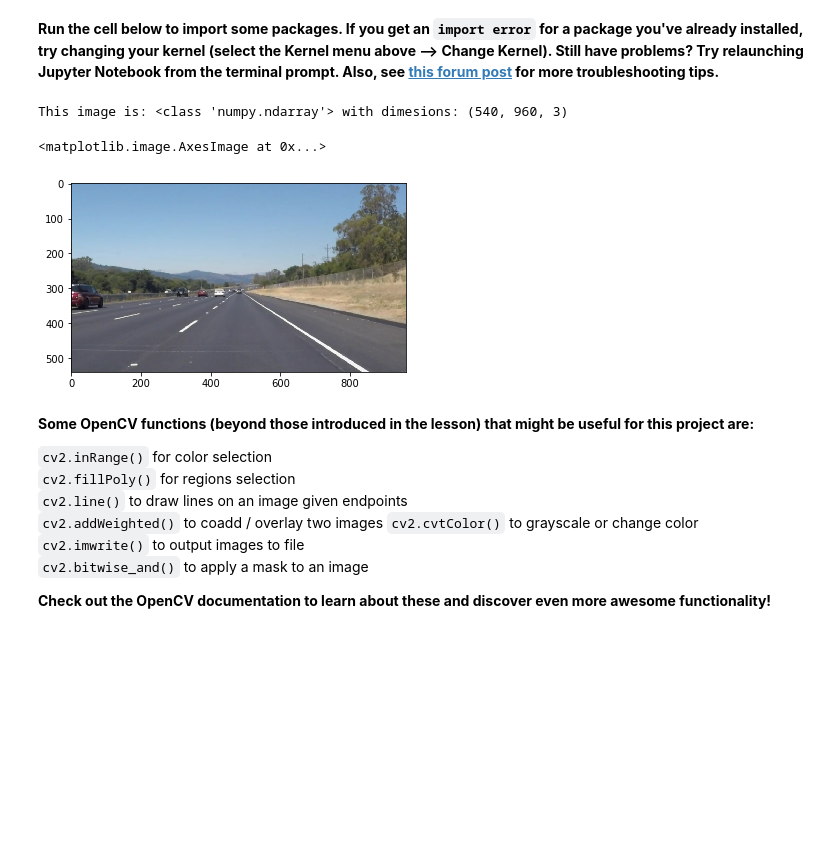
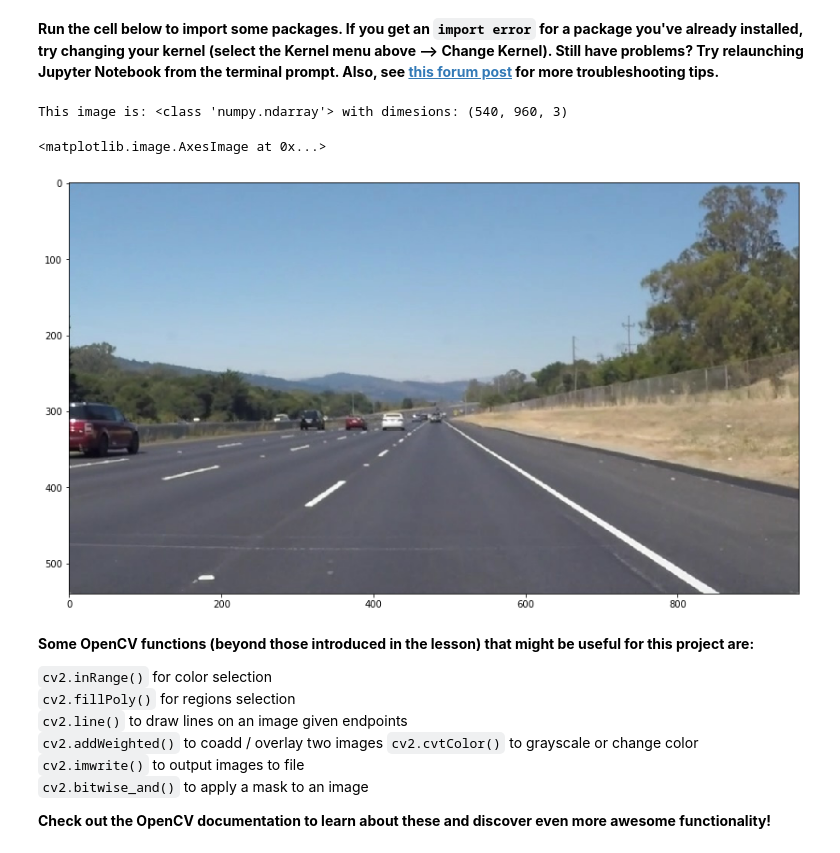
Before and after one commit to AlbertSadovnikov/CarND-LaneLines-P1, a Jupyter notebook: P1.ipynb, the cells around one changed output. Drawn from its saved outputs; the diff is of its cells as text; code cells hidden in the pictures; blank space fills up the shorter version.

```diff
--- a/P1.ipynb
+++ b/P1.ipynb
@@ -43,13 +43,14 @@ import cv2
 # %%
 #reading in an image
 image = mpimg.imread('test_images/solidWhiteRight.jpg')
 #printing out some stats and plotting
 print('This image is:', type(image), 'with dimesions:', image.shape)
+plt.figure(figsize=(14,9))
 plt.imshow(image)  # if you wanted to show a single color channel image called 'gray', for example, call as plt.imshow(gray, cmap='gray')
 # %% [output]
 This image is: <class 'numpy.ndarray'> with dimesions: (540, 960, 3)
 <matplotlib.image.AxesImage at 0x...>
-[figure, old version]
+[figure, new version]
 # %% [markdown]
 **Some OpenCV functions (beyond those introduced in the lesson) that might be useful for this project are:**
 
```
Also changed, not shown: parts of 7 cells of this notebook, 3 other files.
